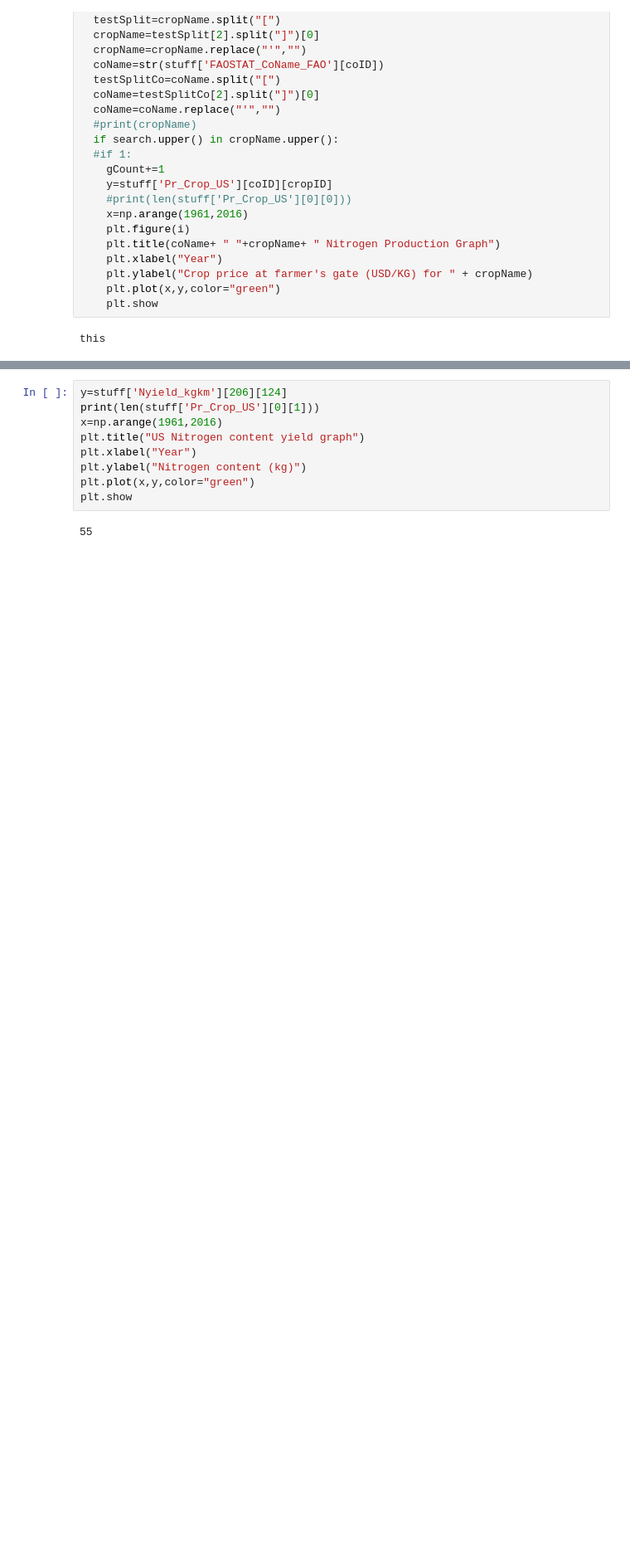
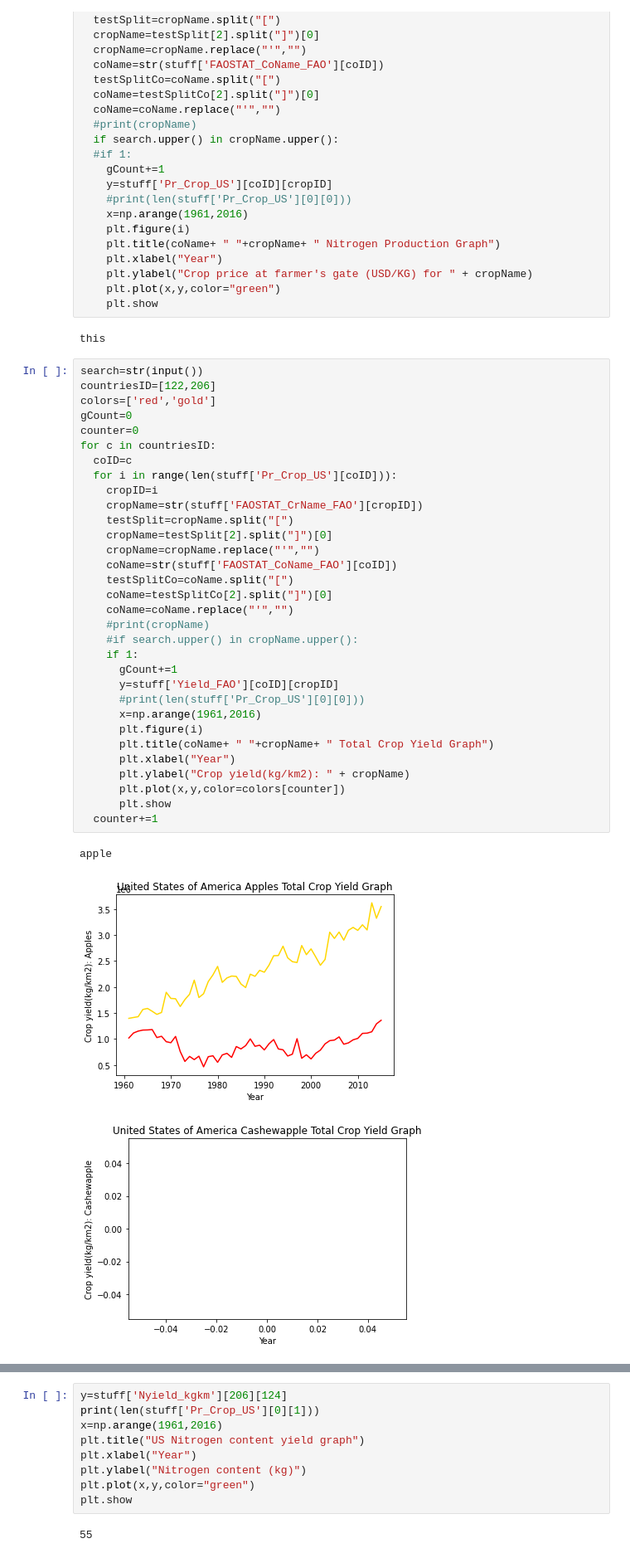
Before and after one commit to jfernandez37/495Project, a Jupyter notebook: Directed_consulting_495.ipynb, the cells around one changed output, grey strips where cells are left out. Shown at 83% size. Drawn from its saved outputs; the diff is of its cells as text; blank space fills up the shorter version.

```diff
--- a/Directed_consulting_495.ipynb
+++ b/Directed_consulting_495.ipynb
@@ -86,3 +86,39 @@ for i in range(len(stuff['Pr_Crop_US'][coID])):
     plt.show
 # %% [output]
 this
+# %%
+search=str(input())
+countriesID=[122,206]
+colors=['red','gold']
+gCount=0
+counter=0
+for c in countriesID:
+  coID=c
+  for i in range(len(stuff['Pr_Crop_US'][coID])):
+    cropID=i
+    cropName=str(stuff['FAOSTAT_CrName_FAO'][cropID])
+    testSplit=cropName.split("[")
+    cropName=testSplit[2].split("]")[0]
+    cropName=cropName.replace("'","")
+    coName=str(stuff['FAOSTAT_CoName_FAO'][coID])
+    testSplitCo=coName.split("[")
+    coName=testSplitCo[2].split("]")[0]
+    coName=coName.replace("'","")
+    #print(cropName)
+    #if search.upper() in cropName.upper():
+    if 1:
+      gCount+=1
+      y=stuff['Yield_FAO'][coID][cropID]
+      #print(len(stuff['Pr_Crop_US'][0][0]))
+      x=np.arange(1961,2016)
+      plt.figure(i)
+      plt.title(coName+ " "+cropName+ " Total Crop Yield Graph")
+      plt.xlabel("Year")
+      plt.ylabel("Crop yield(kg/km2): " + cropName)
+      plt.plot(x,y,color=colors[counter])
+      plt.show
+  counter+=1
+# %% [output]
+apple
+[figure, added]
+[figure, added]
```
Also changed, not shown: parts of 1 cell of this notebook.
